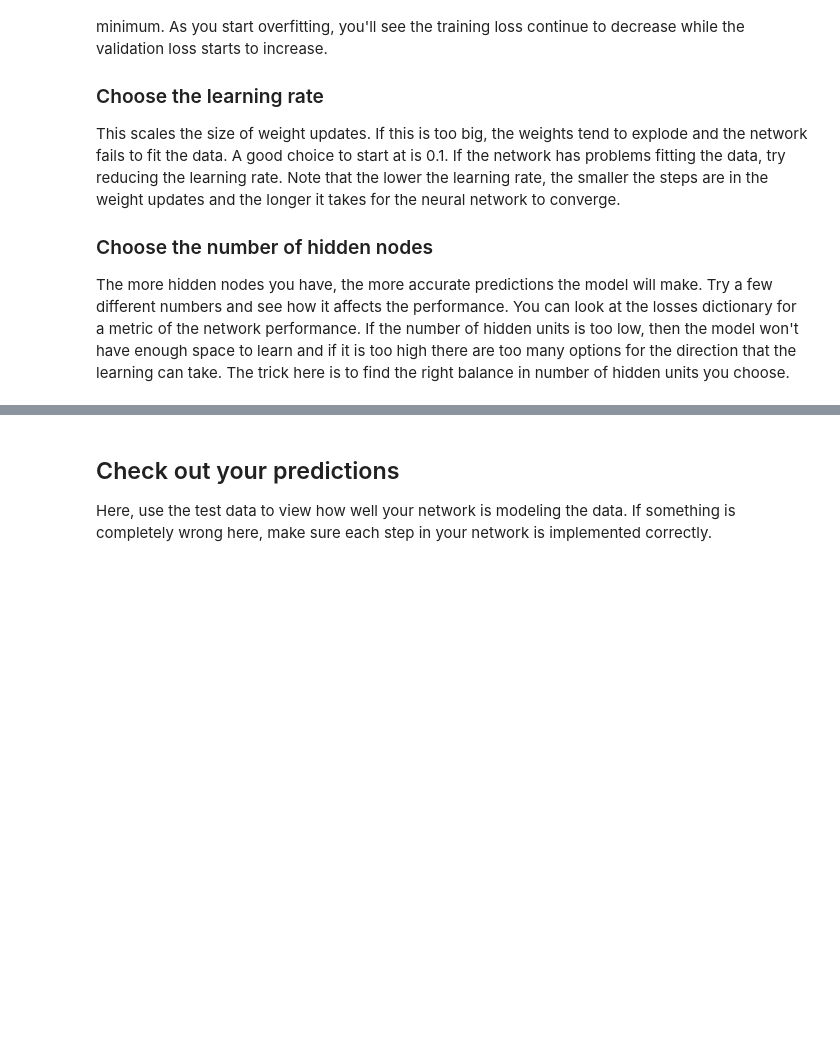
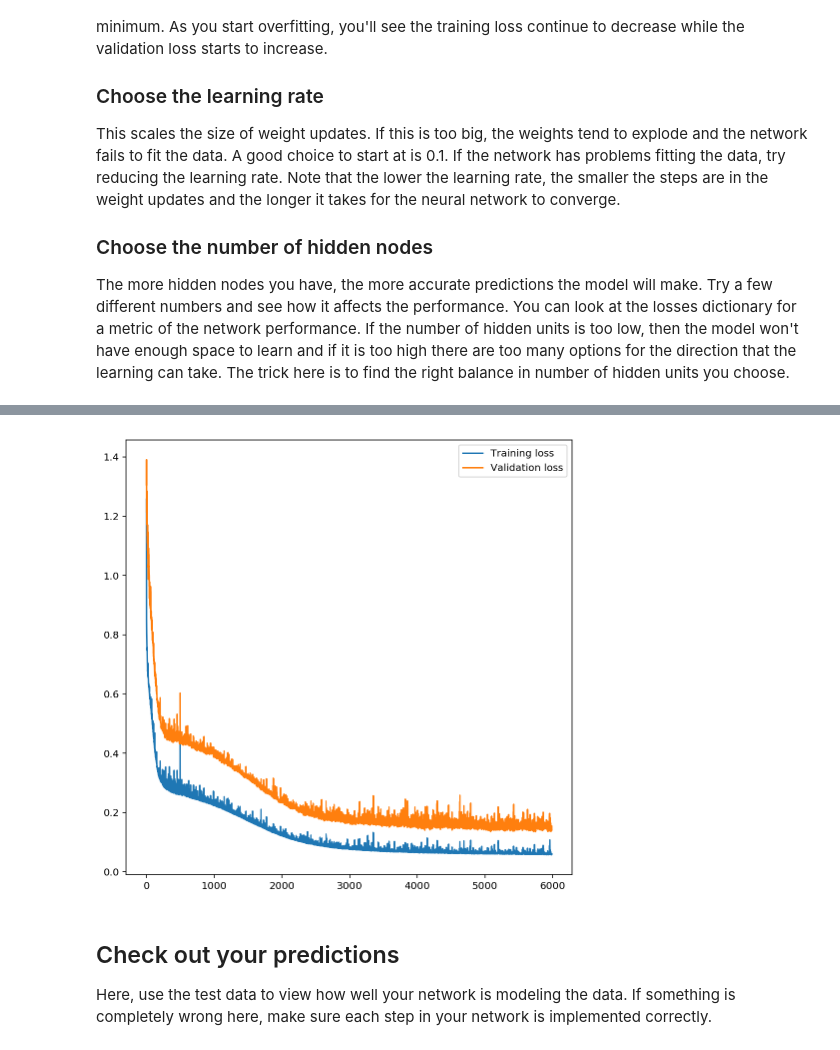
Before and after one commit to hvariant/udacity-deep-learning-projects, a Jupyter notebook: dl-project1/Your_first_neural_network.ipynb, the cells around one changed output, grey strips where cells are left out. Saved outputs shown, nothing was run; the diff lists cells and outputs as text; code cells hidden in the pictures; blank space fills up the shorter version.

```diff
--- a/dl-project1/Your_first_neural_network.ipynb
+++ b/dl-project1/Your_first_neural_network.ipynb
@@ -181,13 +181,14 @@ class NeuralNetwork(object):
             hidden_error_term = np.dot(self.weights_hidden_to_output, output_error_term) * hidden_outputs * (1 - hidden_outputs)
 
             # Weight step (input to hidden)
-            delta_weights_i_h += self.lr * hidden_error_term * X[:,None]
+            delta_weights_i_h += hidden_error_term * X[:,None]
             # Weight step (hidden to output)
-            delta_weights_h_o += self.lr * output_error_term * hidden_outputs[:,None]
+            delta_weights_h_o += output_error_term * hidden_outputs[:,None]
 
         # DONE: Update the weights - Replace these values with your calculations.
-        self.weights_hidden_to_output += delta_weights_h_o / n_records # update hidden-to-output weights with gradient descent step
-        self.weights_input_to_hidden += delta_weights_i_h / n_records # update input-to-hidden weights with gradient descent step
+        lr = self.lr
+        self.weights_hidden_to_output += lr * delta_weights_h_o / n_records # update hidden-to-output weights with gradient descent step
+        self.weights_input_to_hidden += lr * delta_weights_i_h / n_records # update input-to-hidden weights with gradient descent step
 
     def run(self, features):
         ''' Run a forward pass through the network with input features
@@ -299,9 +300,10 @@ The more hidden nodes you have, the more accurate predictions the model will mak
 import sys
 
 ### Set the hyperparameters here ###
-iterations = 1000
-learning_rate = 2
-hidden_nodes = 28
+batchsize = 128
+iterations = 6000
+learning_rate = 0.004 * batchsize
+hidden_nodes = 20
 output_nodes = 1
 
 N_i = train_features.shape[1]
@@ -310,7 +312,7 @@ network = NeuralNetwork(N_i, hidden_nodes, output_nodes, learning_rate)
 losses = {'train':[], 'validation':[]}
 for ii in range(iterations):
     # Go through a random batch of 128 records from the training data set
-    batch = np.random.choice(train_features.index, size=128)
+    batch = np.random.choice(train_features.index, size=batchsize)
     X, y = train_features.loc[batch].values, train_targets.loc[batch]['cnt']
 
     network.train(X, y)
@@ -330,9 +332,11 @@ Progress: 30.8% ... Training loss: 0.974 ... Validation loss: 1.367
 # %%
-plt.figure(figsize=(20,20))
-plt.plot(losses['train'], 'o-', label='Training loss')
-plt.plot(losses['validation'], 'o-', label='Validation loss')
+plt.figure(figsize=(8,8))
+plt.plot(losses['train'][10:], label='Training loss')
+plt.plot(losses['validation'][10:], label='Validation loss')
 plt.legend()
 dummy = plt.ylim()
+# %% [output]
+[figure, added]
 # %% [markdown]
 ## Check out your predictions
 
```
Also changed, not shown: parts of 4 cells of this notebook.
